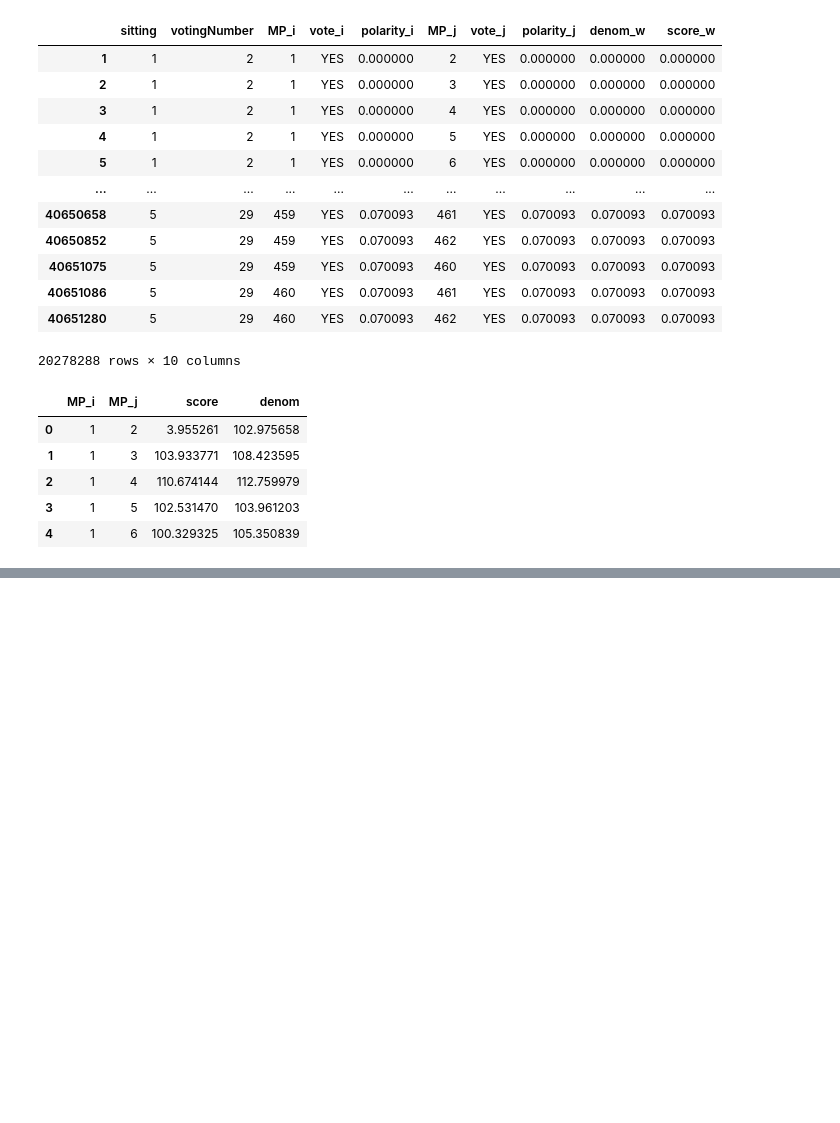
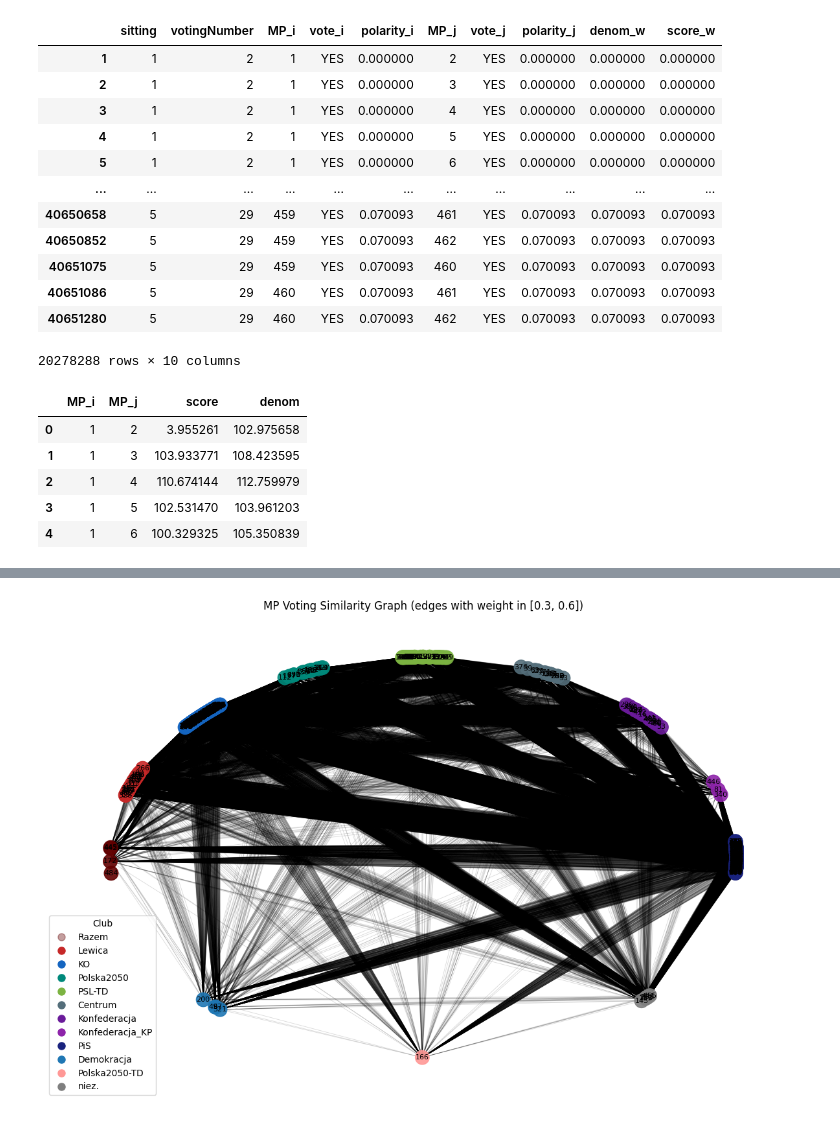
Before and after one commit to Voldziu/PolishGovernmentAnalysis, a Jupyter notebook: src/notebooks/eda.ipynb, the cells around one changed output, grey strips where cells are left out. Cells and saved outputs as stored; diff of their text form; code cells hidden in the pictures; blank space fills up the shorter version.

```diff
--- a/src/notebooks/eda.ipynb
+++ b/src/notebooks/eda.ipynb
@@ -240,0 +290,14 @@ graph_stats
+# %%
+plot_graph_by_club(
+    G,
+    clubs_ordered=CLUBS_ORDERED,
+    node_size=240,
+    jitter=0.08,
+
+    seed=7,
+    show_node_ids=True,
+    node_id_font_size=8,
+    title=f"MP Voting Similarity Graph (edges with weight in [{THRESHOLD_DOWN}, {THRESHOLD_UP}])",
+)
+# %% [output]
+[figure, added]
```
Also changed, not shown: parts of 11 cells of this notebook, 9 other files.
